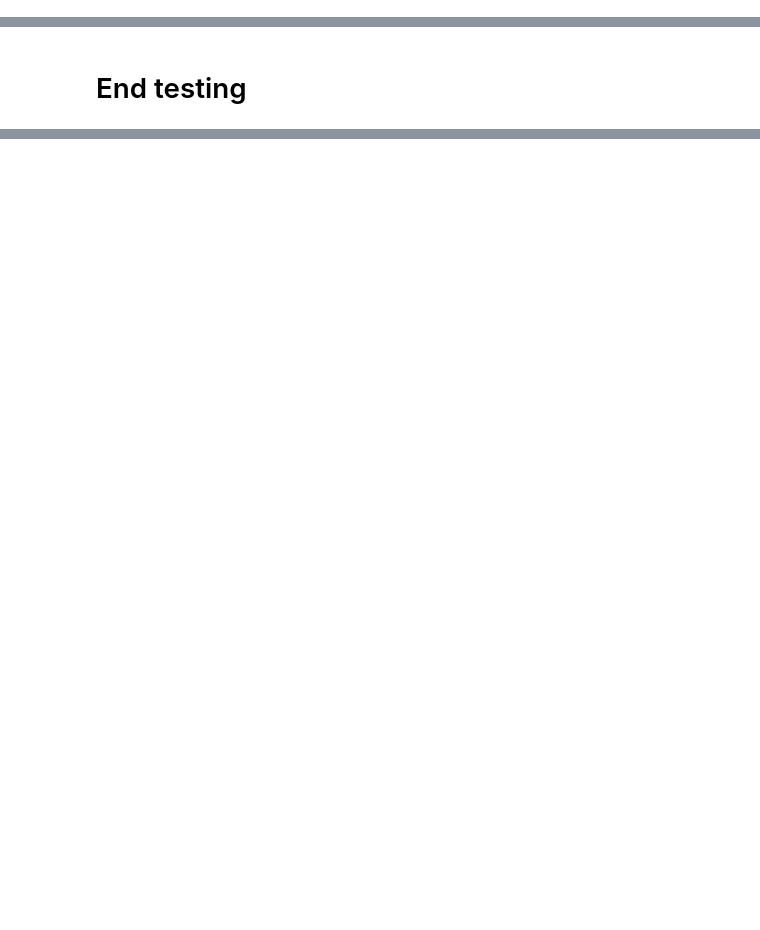
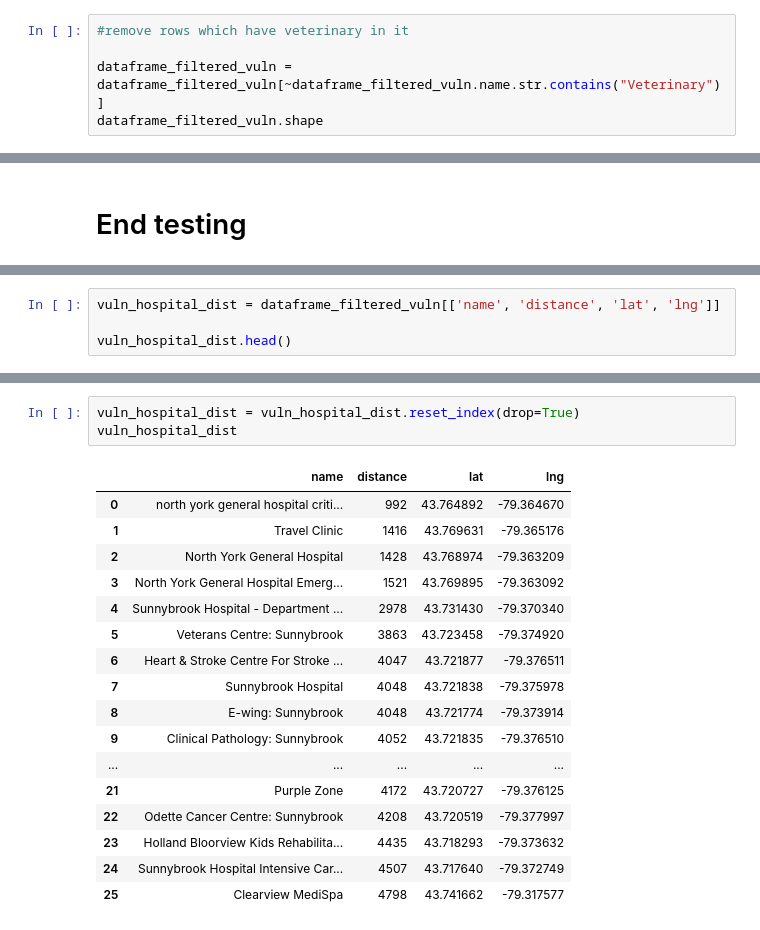
Before and after one commit to genephoenix/Coursera_Capstone, a Jupyter notebook: Capstone Project Notebook.ipynb, the cells around one changed output, grey strips where cells are left out. Cells and saved outputs as stored; diff of their text form; blank space fills up the shorter version.

```diff
--- a/Capstone Project Notebook.ipynb
+++ b/Capstone Project Notebook.ipynb
@@ -1454,0 +1461,5 @@ dataframe_filtered_vuln
+# %%
+#remove rows which have veterinary in it
+
+dataframe_filtered_vuln = dataframe_filtered_vuln[~dataframe_filtered_vuln.name.str.contains("Veterinary")]
+dataframe_filtered_vuln.shape
@@ -1484,0 +1539,4 @@ toronto_map
+# %%
+vuln_hospital_dist = dataframe_filtered_vuln[['name', 'distance', 'lat', 'lng']]
+
+vuln_hospital_dist.head()
@@ -1484,0 +1578,21 @@ toronto_map
+# %%
+vuln_hospital_dist = vuln_hospital_dist.reset_index(drop=True)
+vuln_hospital_dist
+# %% [output]
+|  | name | distance | lat | lng |
+| 0 | north york general hospital criti... | 992 | 43.764892 | -79.364670 |
+| 1 | Travel Clinic | 1416 | 43.769631 | -79.365176 |
+| 2 | North York General Hospital | 1428 | 43.768974 | -79.363209 |
+| 3 | North York General Hospital Emerg... | 1521 | 43.769895 | -79.363092 |
+| 4 | Sunnybrook Hospital - Department ... | 2978 | 43.731430 | -79.370340 |
+| 5 | Veterans Centre: Sunnybrook | 3863 | 43.723458 | -79.374920 |
+| 6 | Heart & Stroke Centre For Stroke ... | 4047 | 43.721877 | -79.376511 |
+| 7 | Sunnybrook Hospital | 4048 | 43.721838 | -79.375978 |
+| 8 | E-wing: Sunnybrook | 4048 | 43.721774 | -79.373914 |
+| 9 | Clinical Pathology: Sunnybrook | 4052 | 43.721835 | -79.376510 |
+| ... | ... | ... | ... | ... |
+| 21 | Purple Zone | 4172 | 43.720727 | -79.376125 |
+| 22 | Odette Cancer Centre: Sunnybrook | 4208 | 43.720519 | -79.377997 |
+| 23 | Holland Bloorview Kids Rehabilita... | 4435 | 43.718293 | -79.373632 |
+| 24 | Sunnybrook Hospital Intensive Car... | 4507 | 43.717640 | -79.372749 |
+| 25 | Clearview MediSpa | 4798 | 43.741662 | -79.317577 |
```
Also changed, not shown: parts of 105 cells of this notebook.
